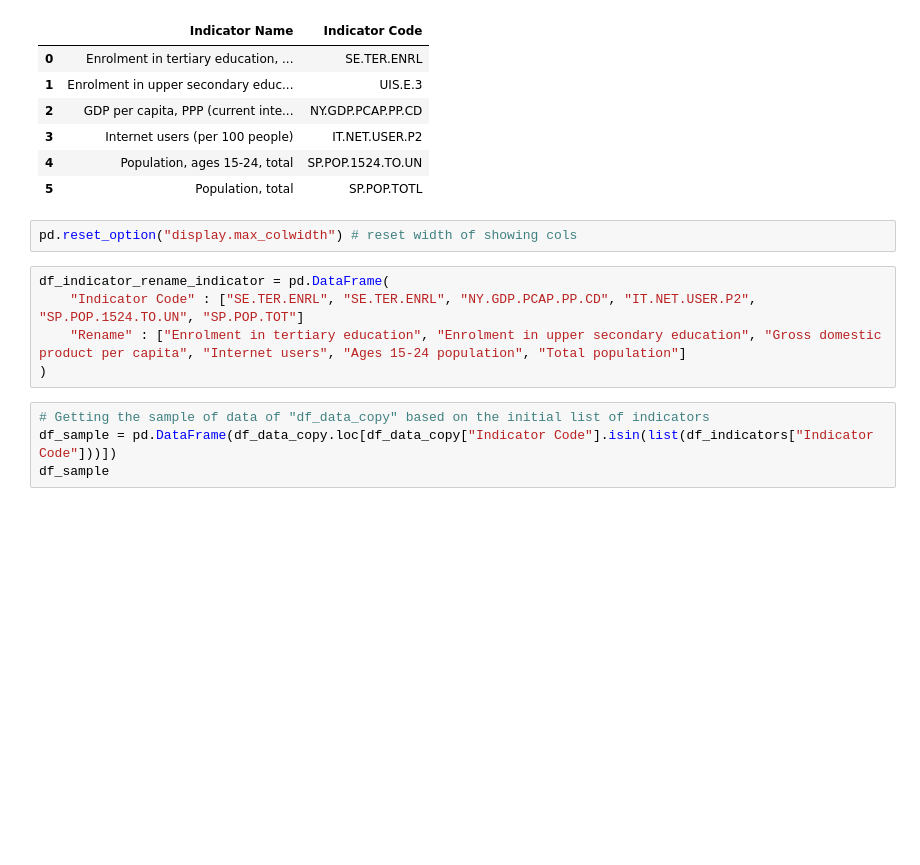
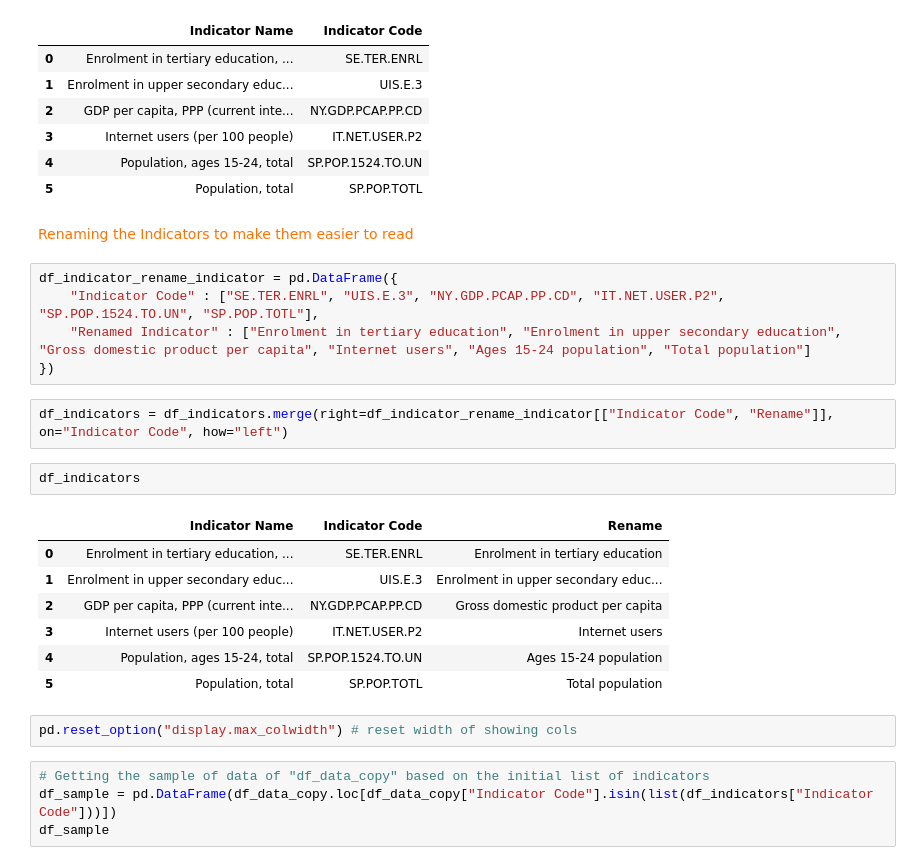
Before and after one commit to samirhinojosa/OC-P2-education-statistics, a Jupyter notebook: notebook.ipynb, the cells around one changed output. Cells and saved outputs as stored; diff of their text form; blank space fills up the shorter version.

Commit message:
Renaming the selected indicators to make them easier to read

```diff
--- a/notebook.ipynb
+++ b/notebook.ipynb
@@ -805,13 +806,29 @@ df_indicators
 | 3 | Internet users (per 100 people) | IT.NET.USER.P2 |
 | 4 | Population, ages 15-24, total | SP.POP.1524.TO.UN |
 | 5 | Population, total | SP.POP.TOTL |
+# %% [markdown]
+<div style="color: RGB(255,114,0);">
+Renaming the Indicators to make them easier to read
+</div>
+# %%
+df_indicator_rename_indicator = pd.DataFrame({
+    "Indicator Code" : ["SE.TER.ENRL", "UIS.E.3", "NY.GDP.PCAP.PP.CD", "IT.NET.USER.P2", "SP.POP.1524.TO.UN", "SP.POP.TOTL"],
+    "Renamed Indicator" : ["Enrolment in tertiary education", "Enrolment in upper secondary education", "Gross domestic product per capita", "Internet users", "Ages 15-24 population", "Total population"]
+})
+# %%
+df_indicators = df_indicators.merge(right=df_indicator_rename_indicator[["Indicator Code", "Rename"]], on="Indicator Code", how="left")
+# %%
+df_indicators
+# %% [output]
+|  | Indicator Name | Indicator Code | Rename |
+| 0 | Enrolment in tertiary education, ... | SE.TER.ENRL | Enrolment in tertiary education |
+| 1 | Enrolment in upper secondary educ... | UIS.E.3 | Enrolment in upper secondary educ... |
+| 2 | GDP per capita, PPP (current inte... | NY.GDP.PCAP.PP.CD | Gross domestic product per capita |
+| 3 | Internet users (per 100 people) | IT.NET.USER.P2 | Internet users |
+| 4 | Population, ages 15-24, total | SP.POP.1524.TO.UN | Ages 15-24 population |
+| 5 | Population, total | SP.POP.TOTL | Total population |
 # %%
 pd.reset_option("display.max_colwidth") # reset width of showing cols
-# %%
-df_indicator_rename_indicator = pd.DataFrame(
-    "Indicator Code" : ["SE.TER.ENRL", "SE.TER.ENRL", "NY.GDP.PCAP.PP.CD", "IT.NET.USER.P2", "SP.POP.1524.TO.UN", "SP.POP.TOT"]
-    "Rename" : ["Enrolment in tertiary education", "Enrolment in upper secondary education", "Gross domestic product per capita", "Internet users", "Ages 15-24 population", "Total population"]
-)
 # %%
 # Getting the sample of data of "df_data_copy" based on the initial list of indicators
 df_sample = pd.DataFrame(df_data_copy.loc[df_data_copy["Indicator Code"].isin(list(df_indicators["Indicator Code"]))])
```
Also changed, not shown: parts of 2 cells of this notebook.
